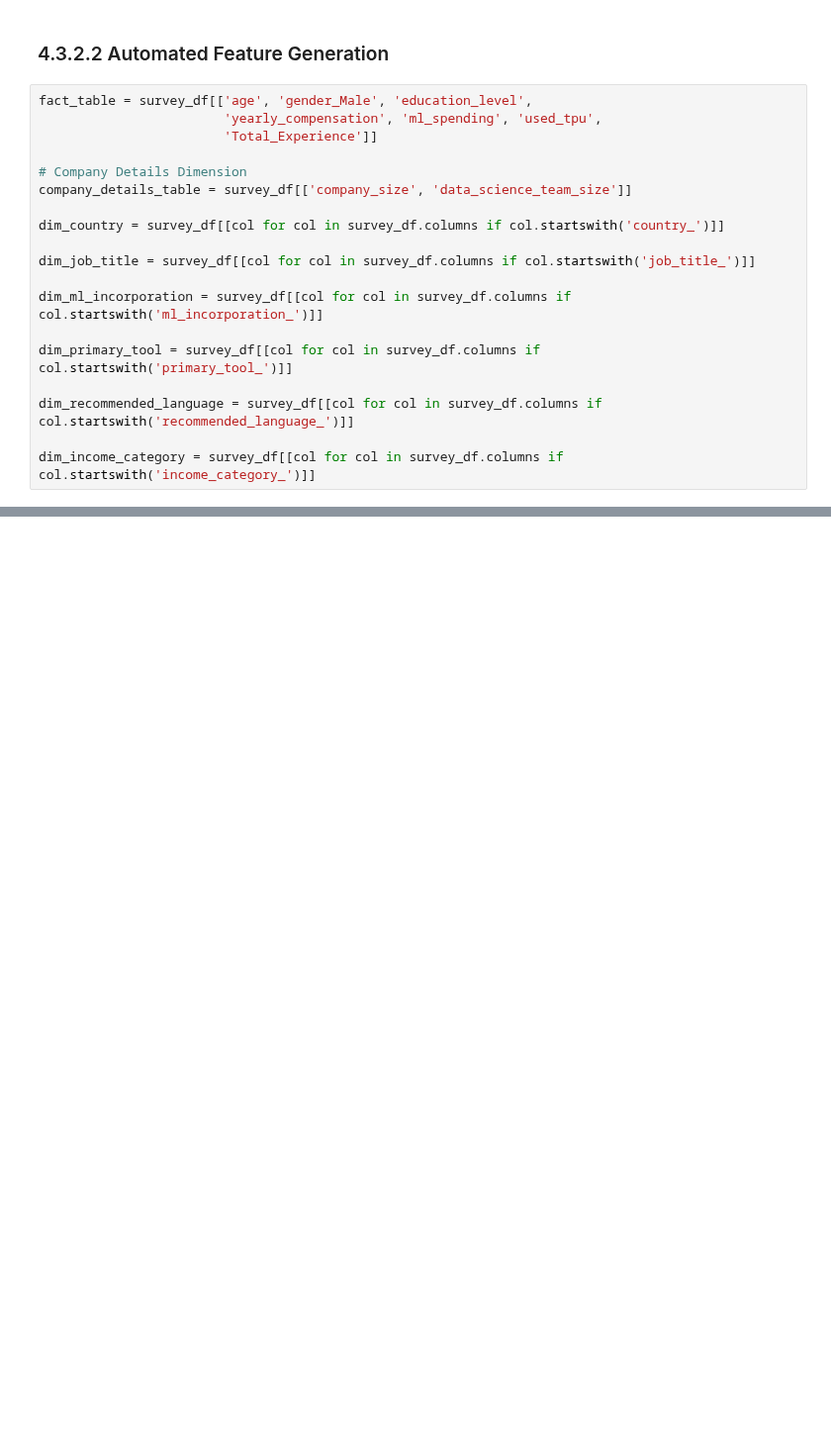
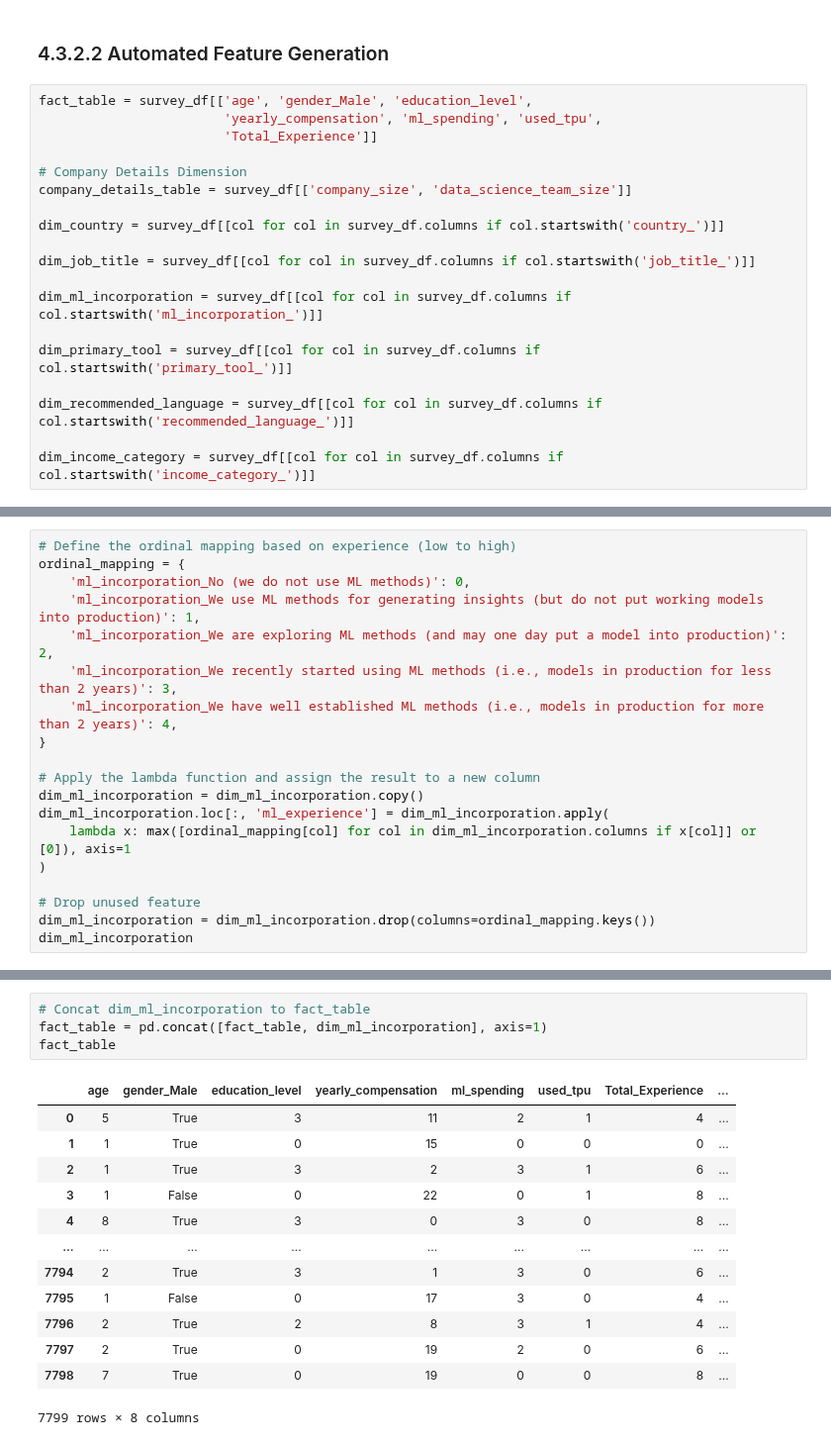
Before and after one commit to Aaron2k02/data-mining-warehousing-wages-analysis, a Jupyter notebook: notebooks/03_data_preprocessing/01_data_encoding.ipynb, the cells around one changed output, grey strips where cells are left out. Shown at 99% size. Saved outputs shown, nothing was run; the diff lists cells and outputs as text; blank space fills up the shorter version.

```diff
--- a/notebooks/03_data_preprocessing/01_data_encoding.ipynb
+++ b/notebooks/03_data_preprocessing/01_data_encoding.ipynb
@@ -258,0 +321,19 @@ dim_income_category = survey_df[[col for col in survey_df.columns if col.startsw
+# %%
+# Define the ordinal mapping based on experience (low to high)
+ordinal_mapping = {
+    'ml_incorporation_No (we do not use ML methods)': 0,
+    'ml_incorporation_We use ML methods for generating insights (but do not put working models into production)': 1,
+    'ml_incorporation_We are exploring ML methods (and may one day put a model into production)': 2,
+    'ml_incorporation_We recently started using ML methods (i.e., models in production for less than 2 years)': 3,
+    'ml_incorporation_We have well established ML methods (i.e., models in production for more than 2 years)': 4,
+}
+
+# Apply the lambda function and assign the result to a new column
+dim_ml_incorporation = dim_ml_incorporation.copy()
+dim_ml_incorporation.loc[:, 'ml_experience'] = dim_ml_incorporation.apply(
+    lambda x: max([ordinal_mapping[col] for col in dim_ml_incorporation.columns if x[col]] or [0]), axis=1
+)
+
+# Drop unused feature
+dim_ml_incorporation = dim_ml_incorporation.drop(columns=ordinal_mapping.keys())
+dim_ml_incorporation
@@ -258,0 +354,18 @@ dim_income_category = survey_df[[col for col in survey_df.columns if col.startsw
+# %%
+# Concat dim_ml_incorporation to fact_table
+fact_table = pd.concat([fact_table, dim_ml_incorporation], axis=1)
+fact_table
+# %% [output]
+|  | age | gender_Male | education_level | yearly_compensation | ml_spending | used_tpu | Total_Experience | ... |
+| 0 | 5 | True | 3 | 11 | 2 | 1 | 4 | ... |
+| 1 | 1 | True | 0 | 15 | 0 | 0 | 0 | ... |
+| 2 | 1 | True | 3 | 2 | 3 | 1 | 6 | ... |
+| 3 | 1 | False | 0 | 22 | 0 | 1 | 8 | ... |
+| 4 | 8 | True | 3 | 0 | 3 | 0 | 8 | ... |
+| ... | ... | ... | ... | ... | ... | ... | ... | ... |
+| 7794 | 2 | True | 3 | 1 | 3 | 0 | 6 | ... |
+| 7795 | 1 | False | 0 | 17 | 3 | 0 | 4 | ... |
+| 7796 | 2 | True | 2 | 8 | 3 | 1 | 4 | ... |
+| 7797 | 2 | True | 0 | 19 | 2 | 0 | 6 | ... |
+| 7798 | 7 | True | 0 | 19 | 0 | 0 | 8 | ... |
+7799 rows × 8 columns
```
Also changed, not shown: parts of 10 cells of this notebook.
